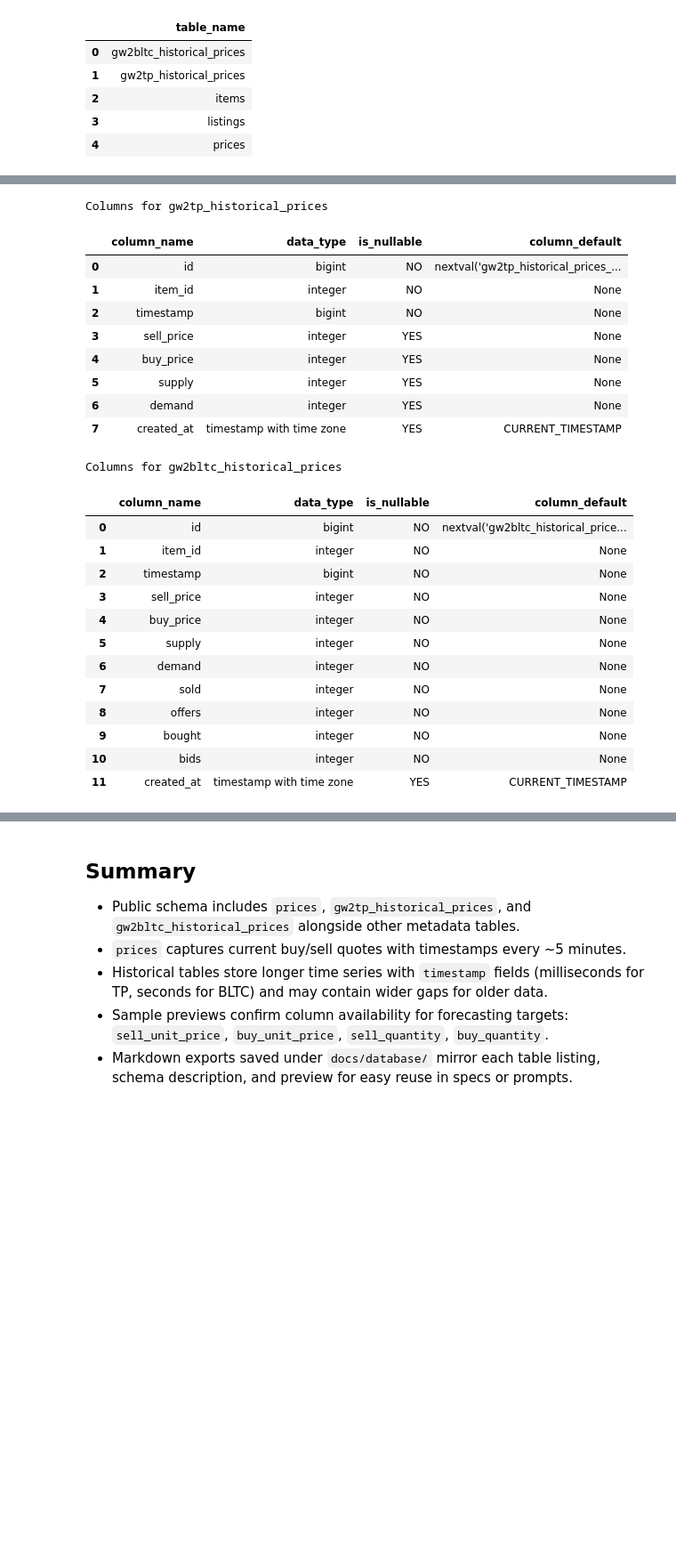
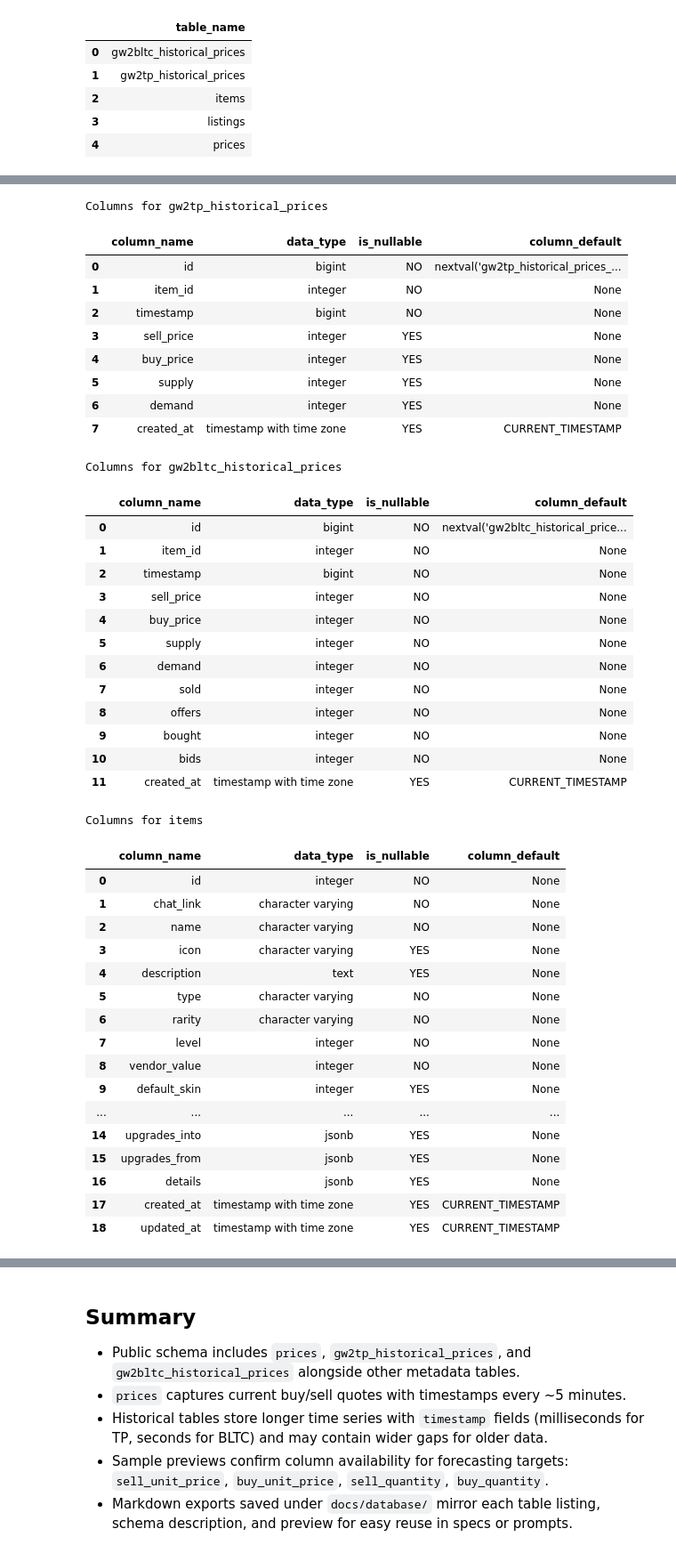
Before and after one commit to danielmuxel/casml4se-stonkswagen, a Jupyter notebook: notebooks/database/database-overview.ipynb, the cells around one changed output, grey strips where cells are left out. Shown at 89% size. Cells and saved outputs as stored; diff of their text form; code cells hidden in the pictures; blank space fills up the shorter version.

```diff
--- a/notebooks/database/database-overview.ipynb
+++ b/notebooks/database/database-overview.ipynb
@@ -33,8 +33,24 @@ Engine(postgresql+psycopg://readonly_user:***@88.99.134.45:5432/gw2_trading_pric
 # %%
 from pathlib import Path
 
-OUTPUT_DIR = Path("docs/database")
+
+def find_repo_root(start_path: Path) -> Path:
+    """Walk upward to find the repository root.
+
+    This avoids writing `docs/` relative to the notebook CWD (often `notebooks/...`).
+    """
+
+    for candidate in (start_path, *start_path.parents):
+        if (candidate / ".git").exists() or (candidate / "pyproject.toml").exists():
+            return candidate
+
+    return start_path
+
+
+REPO_ROOT = find_repo_root(Path.cwd())
+OUTPUT_DIR = REPO_ROOT / "docs/database"
 OUTPUT_DIR.mkdir(parents=True, exist_ok=True)
+
 
 def frame_to_markdown(input_df: pd.DataFrame, include_index: bool = False) -> str:
     df = input_df.reset_index(drop=not include_index).copy()
@@ -48,6 +64,7 @@ def frame_to_markdown(input_df: pd.DataFrame, include_index: bool = False) -> st
     lines = [header_line, separator_line, *body_lines]
     return "\n".join(lines)
 
+
 def write_markdown(input_df: pd.DataFrame, output_path: Path, title: str) -> None:
     markdown_table = frame_to_markdown(input_df)
     content = f"# {title}\n\n{markdown_table}\n"
@@ -84,7 +101,7 @@ def describe_table(table_name: str) -> pd.DataFrame:
     """
     return pd.read_sql(text(schema_sql), engine, params={"table_name": table_name})
 # %%
-for target_table in ["prices", "gw2tp_historical_prices", "gw2bltc_historical_prices"]:
+for target_table in ["prices", "gw2tp_historical_prices", "gw2bltc_historical_prices", "items"]:
     schema_df = describe_table(target_table)
     write_markdown(schema_df, OUTPUT_DIR / f"{target_table}_schema.md", f"{target_table} Schema")
     print(f"\nColumns for {target_table}")
@@ -98,31 +115,49 @@ Columns for prices
 | 3 | buy_quantity | integer | NO | None |
 | 4 | buy_unit_price | integer | NO | None |
 | 5 | sell_quantity | integer | NO | None |
 | 6 | sell_unit_price | integer | NO | None |
 | 7 | fetched_at | timestamp with time zone | YES | CURRENT_TIMESTAMP |
 | 8 | created_at | timestamp with time zone | YES | CURRENT_TIMESTAMP |
 Columns for gw2tp_historical_prices
 |  | column_name | data_type | is_nullable | column_default |
 | 0 | id | bigint | NO | nextval('gw2tp_historical_prices_... |
 | 1 | item_id | integer | NO | None |
 | 2 | timestamp | bigint | NO | None |
 | 3 | sell_price | integer | YES | None |
 | 4 | buy_price | integer | YES | None |
 | 5 | supply | integer | YES | None |
 | 6 | demand | integer | YES | None |
 | 7 | created_at | timestamp with time zone | YES | CURRENT_TIMESTAMP |
 Columns for gw2bltc_historical_prices
 |  | column_name | data_type | is_nullable | column_default |
 | 0 | id | bigint | NO | nextval('gw2bltc_historical_price... |
 | 1 | item_id | integer | NO | None |
 | 2 | timestamp | bigint | NO | None |
 | 3 | sell_price | integer | NO | None |
 | 4 | buy_price | integer | NO | None |
 | 5 | supply | integer | NO | None |
 | 6 | demand | integer | NO | None |
 | 7 | sold | integer | NO | None |
 | 8 | offers | integer | NO | None |
 | 9 | bought | integer | NO | None |
 | 10 | bids | integer | NO | None |
 | 11 | created_at | timestamp with time zone | YES | CURRENT_TIMESTAMP |
+Columns for items
+|  | column_name | data_type | is_nullable | column_default |
+| 0 | id | integer | NO | None |
+| 1 | chat_link | character varying | NO | None |
+| 2 | name | character varying | NO | None |
+| 3 | icon | character varying | YES | None |
+| 4 | description | text | YES | None |
+| 5 | type | character varying | NO | None |
+| 6 | rarity | character varying | NO | None |
+| 7 | level | integer | NO | None |
+| 8 | vendor_value | integer | NO | None |
+| 9 | default_skin | integer | YES | None |
+| ... | ... | ... | ... | ... |
+| 14 | upgrades_into | jsonb | YES | None |
+| 15 | upgrades_from | jsonb | YES | None |
+| 16 | details | jsonb | YES | None |
+| 17 | created_at | timestamp with time zone | YES | CURRENT_TIMESTAMP |
+| 18 | updated_at | timestamp with time zone | YES | CURRENT_TIMESTAMP |
 # %%
```
Also changed, not shown: parts of 1 cell of this notebook, 11 other files.
